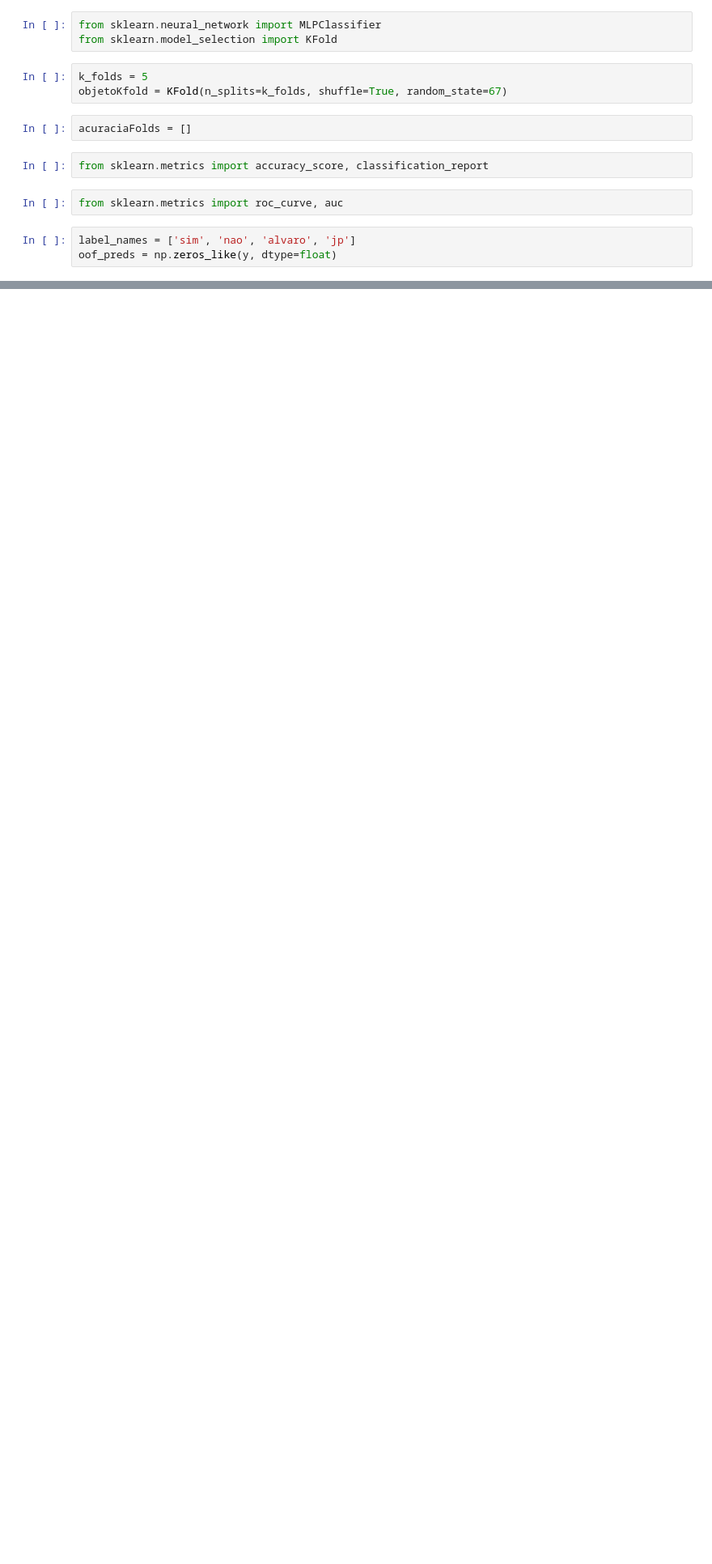
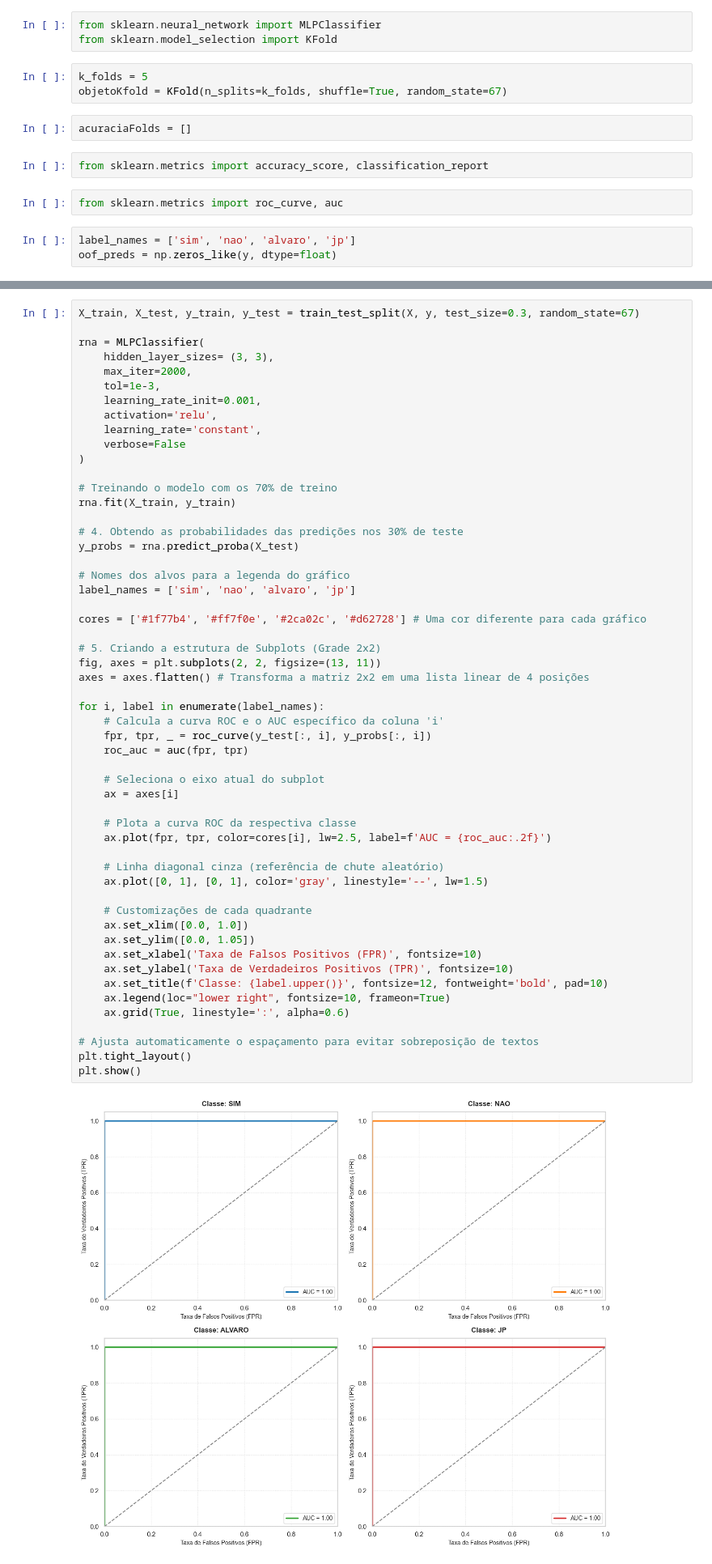
Before and after one commit to joaopedroFA/Redes-Neurais-Artificiais, a Jupyter notebook: experimentacao.ipynb, the cells around one changed output, grey strips where cells are left out. Shown at 81% size. Saved outputs shown, nothing was run; the diff lists cells and outputs as text; blank space fills up the shorter version.

```diff
--- a/experimentacao.ipynb
+++ b/experimentacao.ipynb
@@ -471,0 +433,56 @@ Desvio Padrão: 0.1871
+# %%
+X_train, X_test, y_train, y_test = train_test_split(X, y, test_size=0.3, random_state=67)
+
+rna = MLPClassifier(
+    hidden_layer_sizes= (3, 3),
+    max_iter=2000,
+    tol=1e-3,
+    learning_rate_init=0.001,
+    activation='relu',
+    learning_rate='constant',
+    verbose=False
+)
+
+# Treinando o modelo com os 70% de treino
+rna.fit(X_train, y_train)
+
+# 4. Obtendo as probabilidades das predições nos 30% de teste
+y_probs = rna.predict_proba(X_test)
+
+# Nomes dos alvos para a legenda do gráfico
+label_names = ['sim', 'nao', 'alvaro', 'jp']
+
+cores = ['#1f77b4', '#ff7f0e', '#2ca02c', '#d62728'] # Uma cor diferente para cada gráfico
+
+# 5. Criando a estrutura de Subplots (Grade 2x2)
+fig, axes = plt.subplots(2, 2, figsize=(13, 11))
+axes = axes.flatten() # Transforma a matriz 2x2 em uma lista linear de 4 posições
+
+for i, label in enumerate(label_names):
+    # Calcula a curva ROC e o AUC específico da coluna 'i'
+    fpr, tpr, _ = roc_curve(y_test[:, i], y_probs[:, i])
+    roc_auc = auc(fpr, tpr)
+
+    # Seleciona o eixo atual do subplot
+    ax = axes[i]
+
+    # Plota a curva ROC da respectiva classe
+    ax.plot(fpr, tpr, color=cores[i], lw=2.5, label=f'AUC = {roc_auc:.2f}')
+
+    # Linha diagonal cinza (referência de chute aleatório)
+    ax.plot([0, 1], [0, 1], color='gray', linestyle='--', lw=1.5)
+
+    # Customizações de cada quadrante
+    ax.set_xlim([0.0, 1.0])
+    ax.set_ylim([0.0, 1.05])
+    ax.set_xlabel('Taxa de Falsos Positivos (FPR)', fontsize=10)
+    ax.set_ylabel('Taxa de Verdadeiros Positivos (TPR)', fontsize=10)
+    ax.set_title(f'Classe: {label.upper()}', fontsize=12, fontweight='bold', pad=10)
+    ax.legend(loc="lower right", fontsize=10, frameon=True)
+    ax.grid(True, linestyle=':', alpha=0.6)
+
+# Ajusta automaticamente o espaçamento para evitar sobreposição de textos
+plt.tight_layout()
+plt.show()
+# %% [output]
+[figure, added]
```
Also changed, not shown: parts of 6 cells of this notebook.
